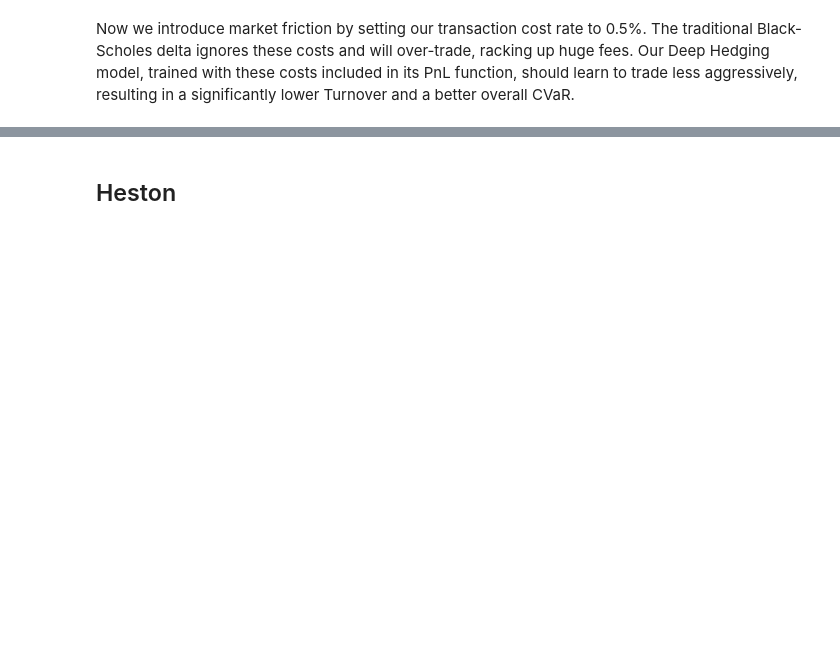
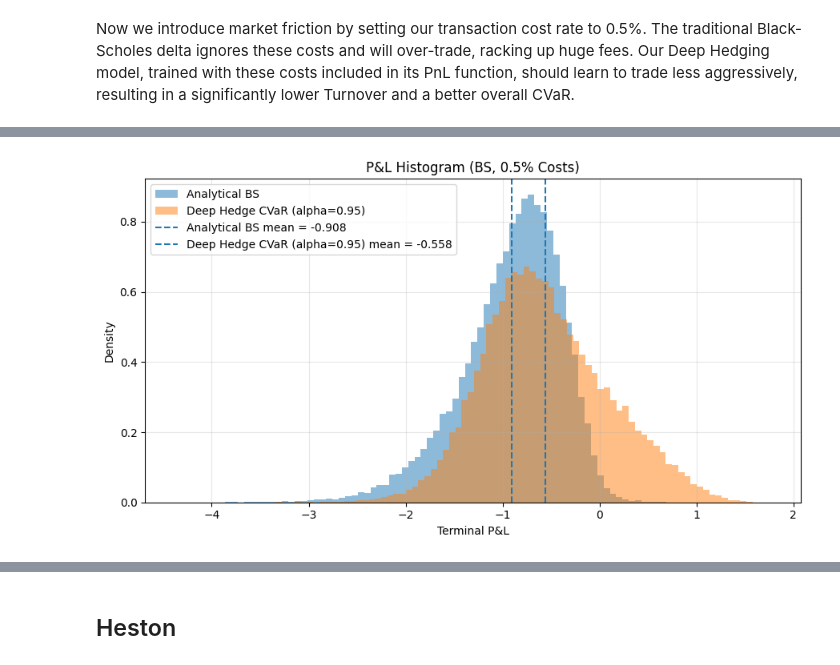
Before and after one commit to GioChecchi/Deep_Hedging, a Jupyter notebook: Deep_Hedging.ipynb, the cells around one changed output, grey strips where cells are left out. Drawn from its saved outputs; the diff is of its cells as text; code cells hidden in the pictures; blank space fills up the shorter version.

```diff
--- a/Deep_Hedging.ipynb
+++ b/Deep_Hedging.ipynb
@@ -1288,0 +1576,88 @@ Avg Total Transaction Cost |          1.1206 |          0.7119
+# %%
+# ── 4. P&L diagnostics — main alpha ─────────────────────────
+plot_pnl_diagnostics(pnl_baseline=bs_pnl_cost, pnl_model=dh_pnls_cost[0.95],
+                     baseline_name="Analytical BS", model_name="Deep Hedge CVaR (alpha=0.95)",
+                     title_suffix="(BS, 0.5% Costs)")
+
+# ── 5. Overlaid histogram — all alpha levels ─────────────────
+pnl_bs_np = to_numpy(bs_pnl_cost)
+plt.figure(figsize=(9, 5))
+plt.hist(pnl_bs_np, bins=80, density=True, alpha=0.4,
+         label="BS Baseline", color="black")
+for alpha_level in alpha_levels:
+    plt.hist(dh_pnls_cost[alpha_level], bins=80, density=True,
+             alpha=0.35, color=colors[alpha_level],
+             label=f"DH CVaR alpha={alpha_level}")
+plt.title("P&L Distribution — Multiple Risk Levels (BS, 0.5% Costs)")
+plt.xlabel("Terminal P&L"); plt.ylabel("Density")
+plt.legend(); plt.grid(True, alpha=0.3); plt.tight_layout(); plt.show()
+
+# ── 6. Training curves ───────────────────────────────────────
+fig, axes = plt.subplots(1, len(alpha_levels), figsize=(15, 4), sharey=True)
+for ax, alpha_level in zip(axes, alpha_levels):
+    loss_hist = np.asarray(train_outs_cost[alpha_level]["loss_history"])
+    window    = 50
+    ax.plot(loss_hist, alpha=0.35, label="Raw")
+    if len(loss_hist) >= window:
+        smoothed = np.convolve(loss_hist, np.ones(window) / window, mode="valid")
+        ax.plot(np.arange(window - 1, len(loss_hist)), smoothed,
+                linewidth=2, label=f"MA({window})")
+    ax.set_title(f"alpha={alpha_level}")
+    ax.set_xlabel("Epoch"); ax.legend(); ax.grid(True, alpha=0.3)
+axes[0].set_ylabel("Objective")
+plt.suptitle("Training Objectives — BS 0.5% Costs", fontsize=13)
+plt.tight_layout(); plt.show()
+
+# ── 7. Learned delta vs BS delta at t=15 ─────────────────────
+t_idx  = 15
+tau_15 = T - t_idx * (T / steps)
+tau_14 = T - (t_idx - 1) * (T / steps)
+S_grid = torch.linspace(80, 120, 50, device=device)
+
+bs_delta_grid  = bs_pricer.delta(S_grid, K, tau_15).cpu().numpy()
+prev_realistic = bs_pricer.delta(S_grid, K, tau_14).unsqueeze(1)  # (50, 1)
+log_grid       = torch.log(S_grid / S0).unsqueeze(1)              # (50, 1)
+x_grid         = torch.cat([log_grid, prev_realistic], dim=1)     # (50, 2)
+
+plt.figure(figsize=(9, 4))
+plt.plot(S_grid.cpu().numpy(), bs_delta_grid,
+         label="BS Delta (analytical)", linewidth=2.5, color="black")
+for alpha_level in alpha_levels:
+    dh_models_cost[alpha_level].eval()
+    with torch.no_grad():
+        dh_delta_grid = dh_models_cost[alpha_level].forward_step(
+            t_idx, x_grid).cpu().numpy()
+    plt.plot(S_grid.cpu().numpy(), dh_delta_grid, linewidth=2,
+             linestyle="--", color=colors[alpha_level],
+             label=f"DH CVaR alpha={alpha_level}")
+plt.xlabel("Spot price S"); plt.ylabel("Delta")
+plt.title("Learned vs Analytical Delta at t=15 days (BS, 0.5% Costs)")
+plt.legend(); plt.grid(True, alpha=0.3); plt.tight_layout(); plt.show()
+
+# ── 8. CVaR vs epsilon (professor requirement) ───────────────
+print("\n--- CVaR vs Transaction Cost Level ---")
+epsilon_scan = [0.0, 0.001, 0.003, 0.005, 0.01, 0.02]
+cvar_bs_scan = []
+cvar_dh_scan = []
+
+for eps_scan in epsilon_scan:
+    # BS baseline — recompute deltas and PnL at this epsilon
+    bs_deltas_scan, pnl_bs_scan = run_bs_baseline(test_paths_bs, K, r, sigma, T, epsilon=eps_scan, bs_pricer=bs_pricer, premium=premium_bs)
+    m_bs = compute_metrics_from_pnl_and_deltas(pnl_bs_scan, bs_deltas_scan, paths=test_paths_bs, epsilon=eps_scan)
+    cvar_bs_scan.append(m_bs["Loss CVaR (95%)"])
+
+    # DH alpha=0.95 — evaluate at this epsilon using trained model
+    # deltas come from evaluate_model so TC is computed correctly
+    m_dh, pnl_dh_scan, dh_deltas_scan = evaluate_model(dh_models_cost[0.95], 'bs', test_paths_bs, K, epsilon=eps_scan, S0=S0, T=T, premium=premium_bs)
+    cvar_dh_scan.append(m_dh["Loss CVaR (95%)"])
+
+plt.figure(figsize=(8, 4))
+plt.plot(epsilon_scan, cvar_bs_scan, marker='o',
+         label="BS Baseline", color="black")
+plt.plot(epsilon_scan, cvar_dh_scan, marker='s',
+         color="darkorange", label="Deep Hedge (alpha=0.95)")
+plt.xlabel("Transaction cost eps"); plt.ylabel("CVaR 95% of losses")
+plt.title("CVaR vs Transaction Cost Level")
+plt.legend(); plt.grid(True, alpha=0.3); plt.tight_layout(); plt.show()
+# %% [output]
+[figure, added]
```
Also changed, not shown: parts of 67 cells of this notebook, 1 other file.
